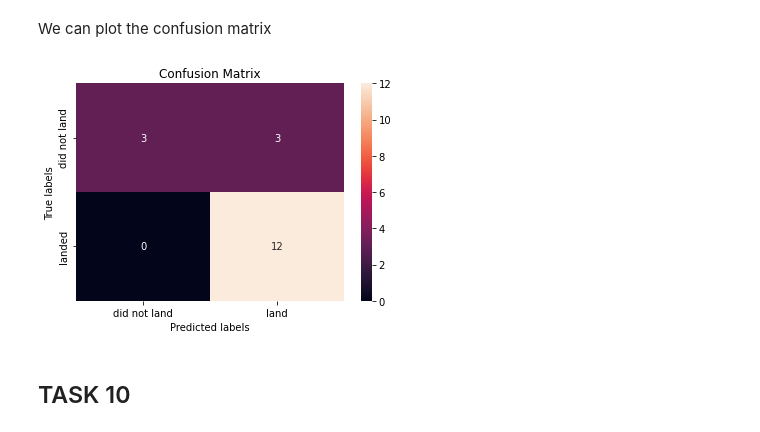
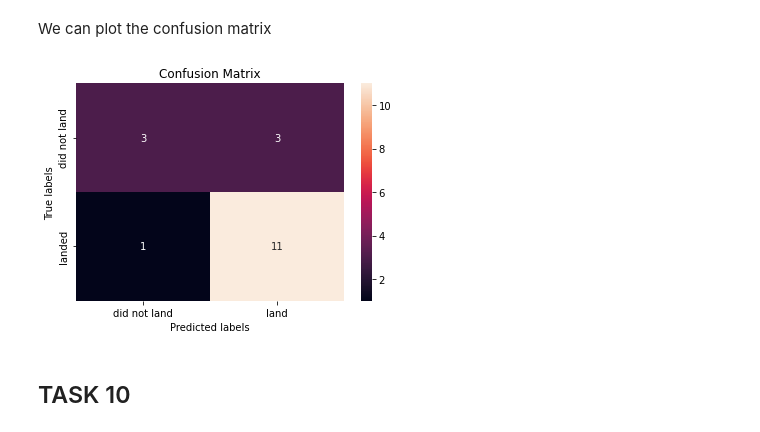
Before and after one commit to Alba920/IBMCourseADH, a Jupyter notebook: Machine Learning Prediction lab.ipynb, the cells around one changed output. Cells and saved outputs as stored; diff of their text form; code cells hidden in the pictures.

```diff
--- a/Machine Learning Prediction lab.ipynb
+++ b/Machine Learning Prediction lab.ipynb
@@ -285,10 +285,10 @@ tree_cv.score(X_test, Y_test)
 # %% [markdown]
 We can plot the confusion matrix
 # %%
-yhat = svm_cv.predict(X_test)
+yhat = tree_cv.predict(X_test)
 plot_confusion_matrix(Y_test,yhat)
 # %% [output]
-[figure, old version]
+[figure, new version]
 # %% [markdown]
 ## TASK  10
 # %% [markdown]
```
